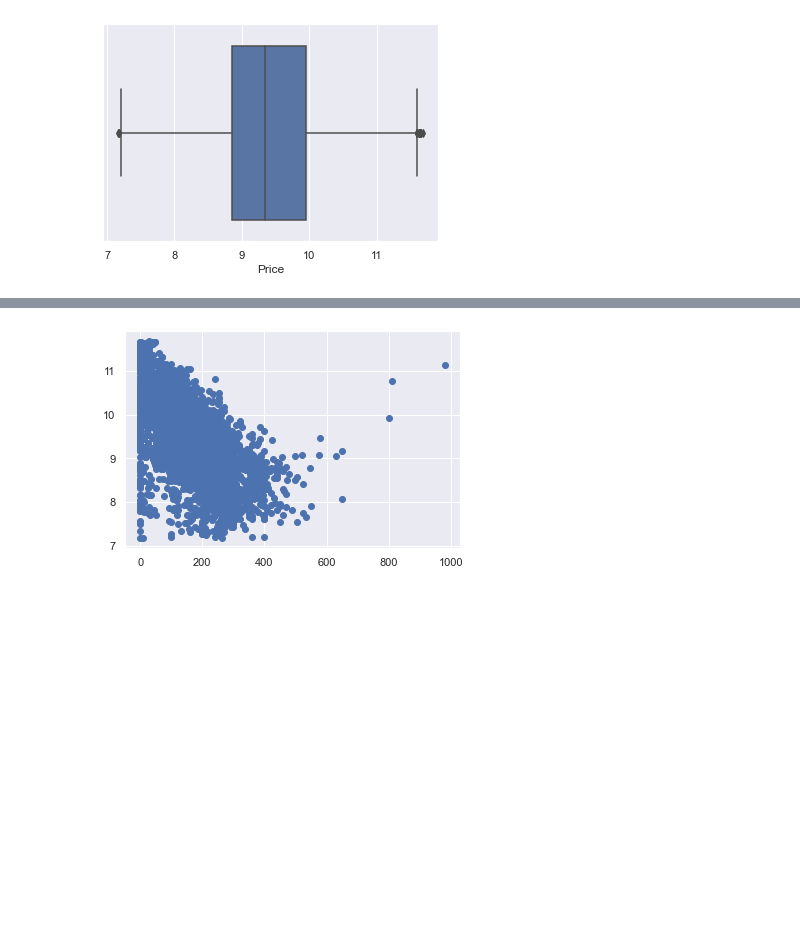
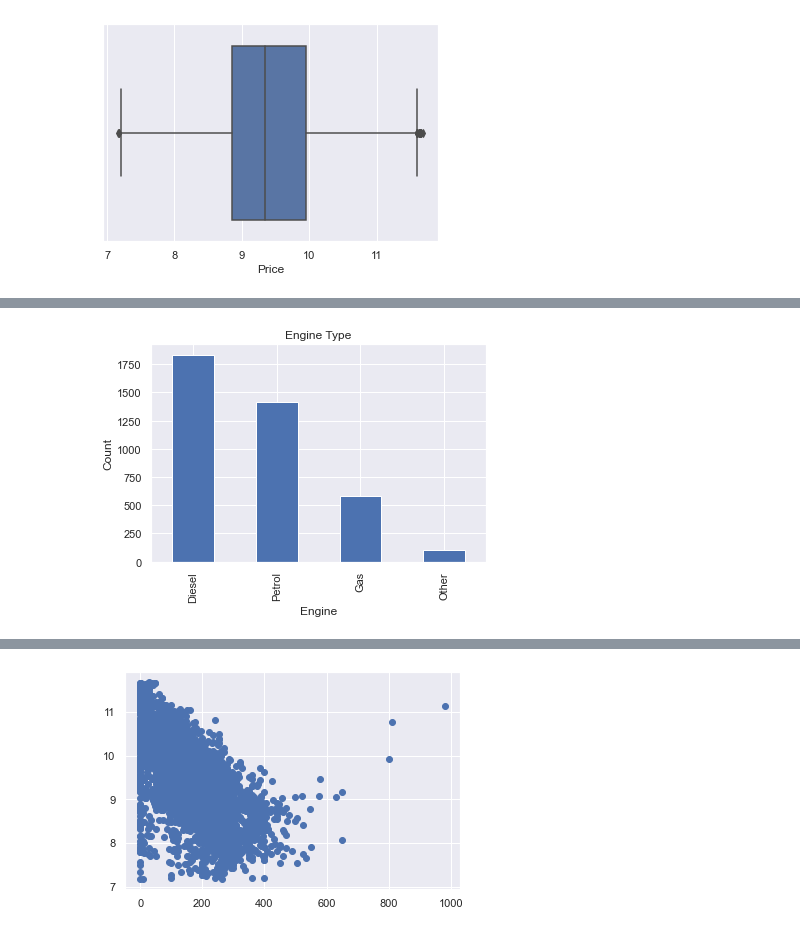
Before and after one commit to dsackey/DataScience, a Jupyter notebook: Used Car Price Prediction/Used Car Price Prediction.ipynb, the cells around one changed output, grey strips where cells are left out. Cells and saved outputs as stored; diff of their text form; code cells hidden in the pictures; blank space fills up the shorter version.

```diff
--- a/Used Car Price Prediction/Used Car Price Prediction.ipynb
+++ b/Used Car Price Prediction/Used Car Price Prediction.ipynb
@@ -194,0 +232,8 @@ clean_data.describe(include = 'all')
+# %%
+clean_data["Engine Type"].value_counts().plot(kind = "bar")
+plt.title("Engine Type")
+plt.xlabel("Engine")
+plt.ylabel("Count")
+plt.show()
+# %% [output]
+[figure, added]
```
Also changed, not shown: parts of 31 cells of this notebook.
